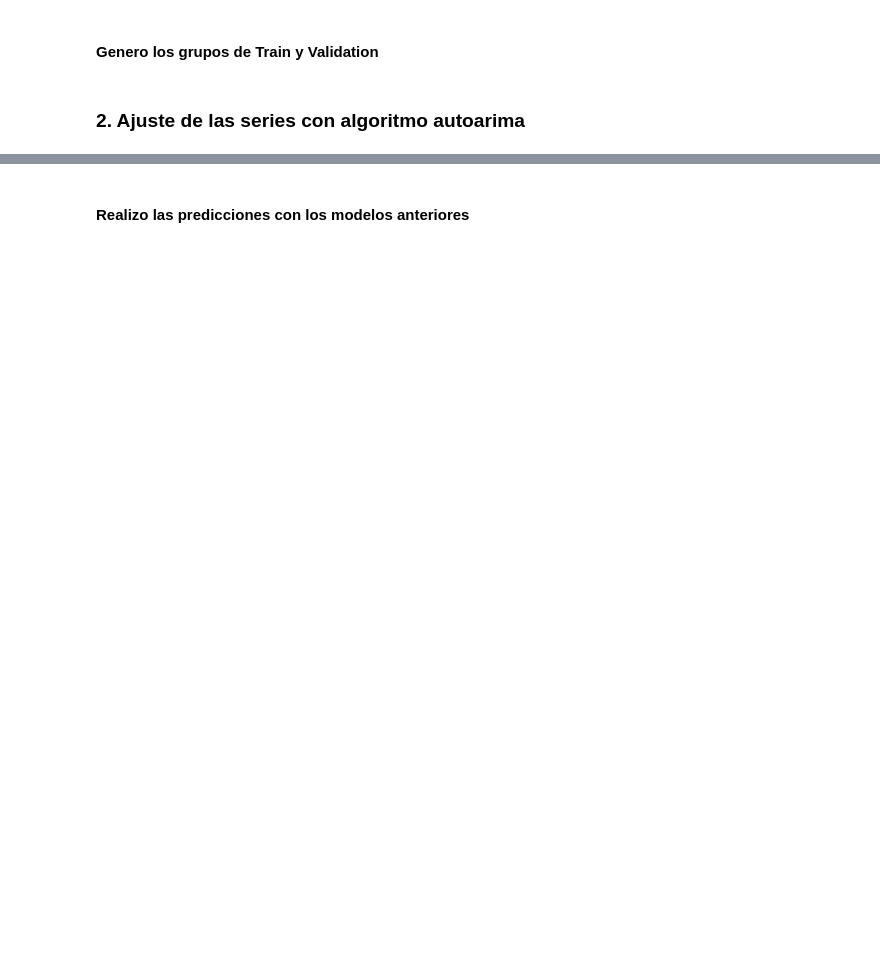
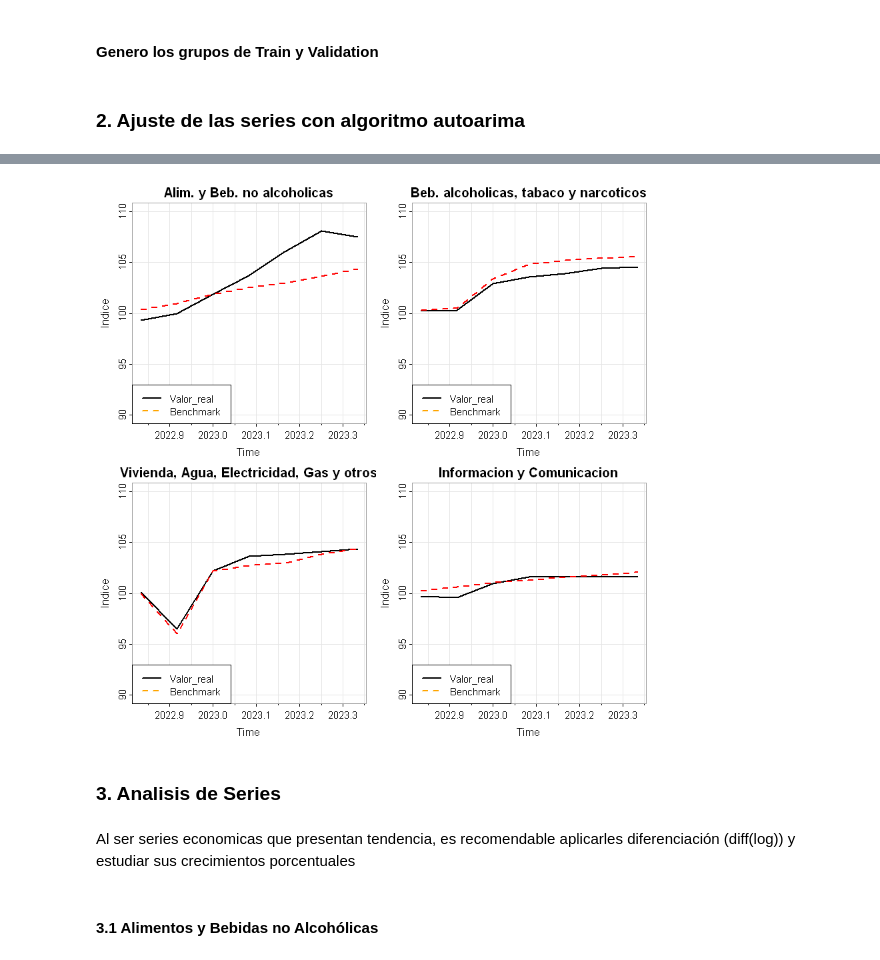
Before and after one commit to javiernunez1991/Oblig_Series_Temporales, a Jupyter notebook: Obligatorio_153098_Nuñez.ipynb, the cells around one changed output, grey strips where cells are left out. Cells and saved outputs as stored; diff of their text form; code cells hidden in the pictures; blank space fills up the shorter version.

```diff
--- a/Obligatorio_153098_Nuñez.ipynb
+++ b/Obligatorio_153098_Nuñez.ipynb
@@ -119,2 +140,19 @@ p d q
-# %% [markdown]
-#### Realizo las predicciones con los modelos anteriores
+# %%
+# Grafico los valores reales de la serie vs la prediccion generada con auto.arima
+par(mfrow=c(2,2))
+for(i in 1:length(vector_series_tr)){
+  tsplot(get(vector_series_val[[i]]), main=nombres[[i]],
+         lwd=2, ylim=c(90,110), ylab="Indice")
+  lines(vector_predicciones[[i]]$mean, col="red",
+        lwd=2, lty="dashed")
+  legend("bottomleft", legend=c("Valor_real", "Benchmark"),
+         col=c("black", "orange"), lty=c(1,2), cex=0.9, lwd=c(2,2))
+}
+# %% [output]
+[figure, added]
+# %% [markdown]
+### 3. Analisis de Series
+# %% [markdown]
+Al ser series economicas que presentan tendencia, es recomendable aplicarles diferenciación (diff(log)) y estudiar sus crecimientos porcentuales
+# %% [markdown]
+#### 3.1 Alimentos y Bebidas no Alcohólicas
```
Also changed, not shown: parts of 15 cells of this notebook.
